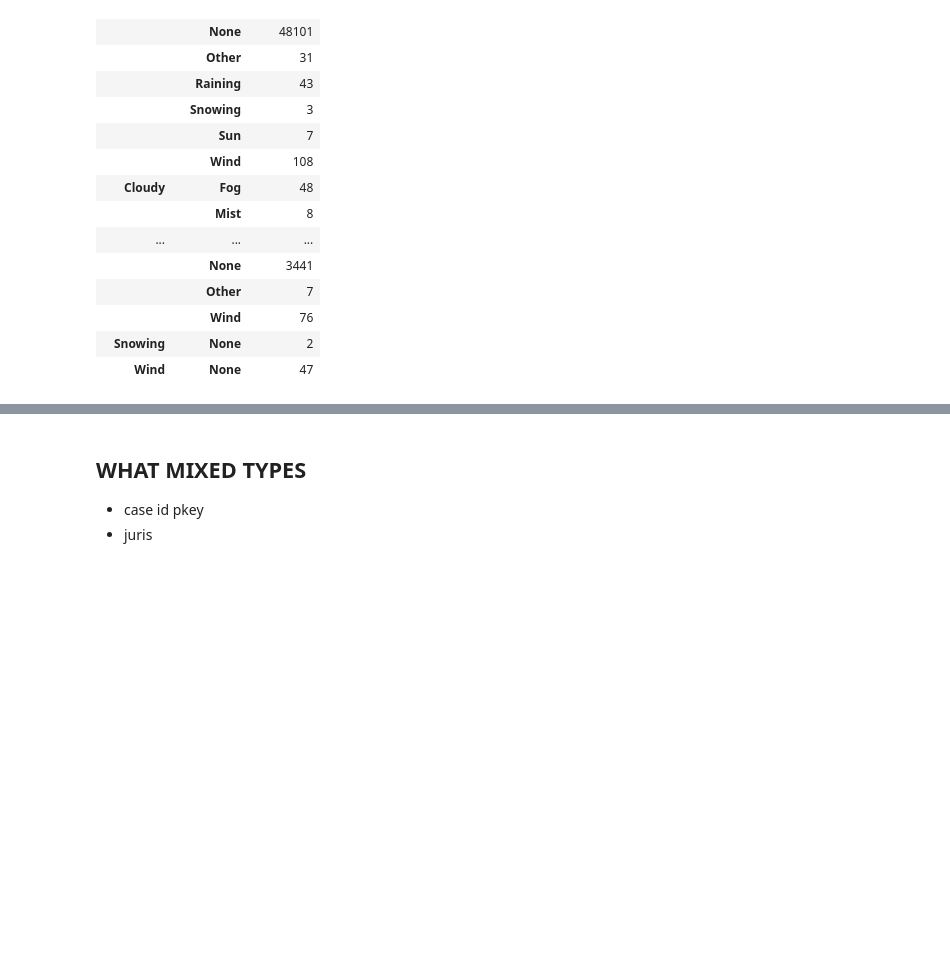
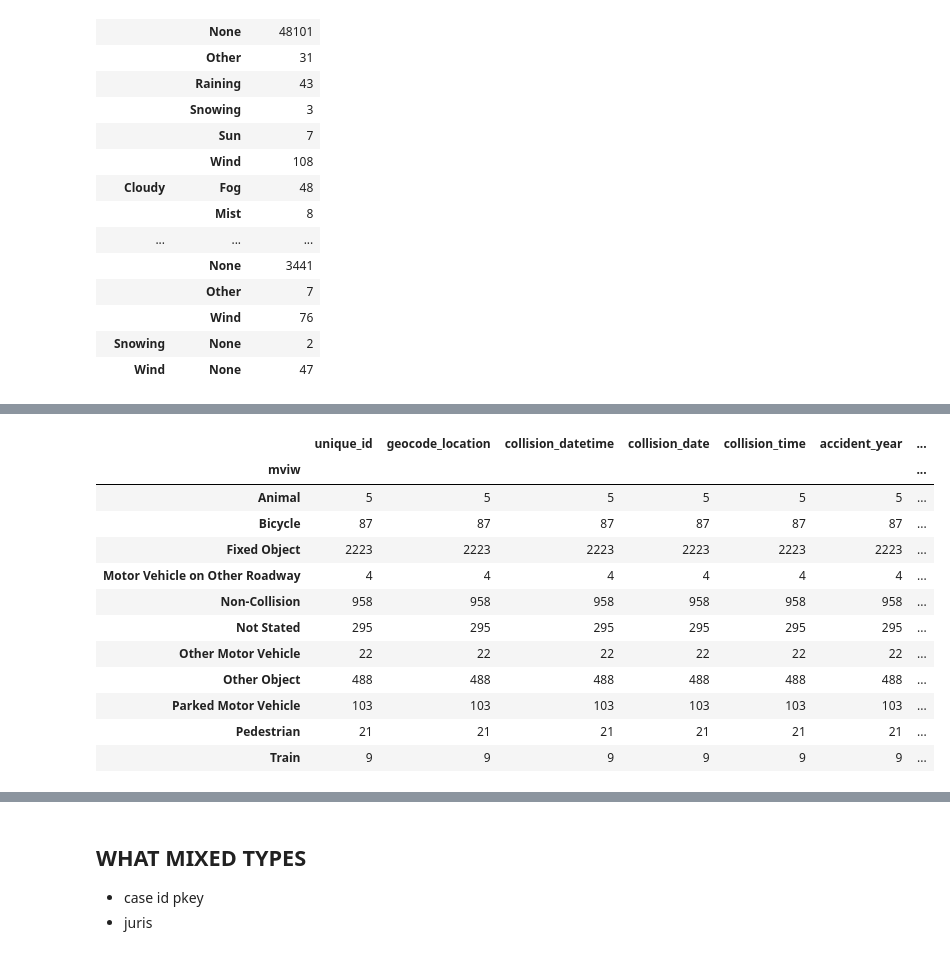
Before and after one commit to w-erica/sf_crash_severity, a Jupyter notebook: notebooks/1.0-ew-eda.ipynb, the cells around one changed output, grey strips where cells are left out. Cells and saved outputs as stored; diff of their text form; code cells hidden in the pictures; blank space fills up the shorter version.

```diff
--- a/notebooks/1.0-ew-eda.ipynb
+++ b/notebooks/1.0-ew-eda.ipynb
@@ -105,0 +98,6 @@ TypeError: MultiLabelBinarizer.fit_transform() takes 2 positional arguments but
+# %%
+ct = ColumnTransformer([('test', OneHotEncoder(), ['type_of_collision'])]) # columntransformer works for onehotencoding
+# ct = ColumnTransformer([('test', MultiLabelBinarizer(), ['weather'])]) # MLB seems not to like columntransformer
+# %%
+test = ct.fit_transform(og_df)
+test
@@ -105,0 +111,15 @@ TypeError: MultiLabelBinarizer.fit_transform() takes 2 positional arguments but
+# %%
+# thinngs to drop (copied from Emily)
+df = og_df.drop(columns=['cnn_intrsctn_fkey', 'cnn_sgmt_fkey', 'case_id_pkey',
+                      'tb_latitude', 'tb_longitude', 'geocode_source',
+                      'officer_id', 'beat_number', 'direction',
+                      'control_device', 'vz_pcf_group', 'vz_pcf_description',
+                      'vz_pcf_link', 'number_killed', 'number_injured',
+                      'street_view', 'dph_col_grp',
+                      'party1_dir_of_travel', 'party1_move_pre_acc',
+                      'party2_dir_of_travel', 'party2_move_pre_acc',
+                      'point', 'data_as_of', 'data_updated_at',
+                      'data_loaded_at', 'Neighborhoods', 'SF Find Neighborhoods',
+                      'Current Police Districts', 'Current Supervisor Districts', 'Analysis Neighborhoods',
+                      'reporting_district'])
+df = df.dropna(axis="index", subset=["collision_time"])
@@ -105,0 +180,16 @@ TypeError: MultiLabelBinarizer.fit_transform() takes 2 positional arguments but
+# %%
+df[df['party2_type'].isna()].groupby('mviw', dropna=False).count()
+# %% [output]
+|  | unique_id | geocode_location | collision_datetime | collision_date | collision_time | accident_year | ... |
+| mviw |  |  |  |  |  |  | ... |
+| Animal | 5 | 5 | 5 | 5 | 5 | 5 | ... |
+| Bicycle | 87 | 87 | 87 | 87 | 87 | 87 | ... |
+| Fixed Object | 2223 | 2223 | 2223 | 2223 | 2223 | 2223 | ... |
+| Motor Vehicle on Other Roadway | 4 | 4 | 4 | 4 | 4 | 4 | ... |
+| Non-Collision | 958 | 958 | 958 | 958 | 958 | 958 | ... |
+| Not Stated | 295 | 295 | 295 | 295 | 295 | 295 | ... |
+| Other Motor Vehicle | 22 | 22 | 22 | 22 | 22 | 22 | ... |
+| Other Object | 488 | 488 | 488 | 488 | 488 | 488 | ... |
+| Parked Motor Vehicle | 103 | 103 | 103 | 103 | 103 | 103 | ... |
+| Pedestrian | 21 | 21 | 21 | 21 | 21 | 21 | ... |
+| Train | 9 | 9 | 9 | 9 | 9 | 9 | ... |
```
Also changed, not shown: parts of 23 cells of this notebook, 3 other files.
